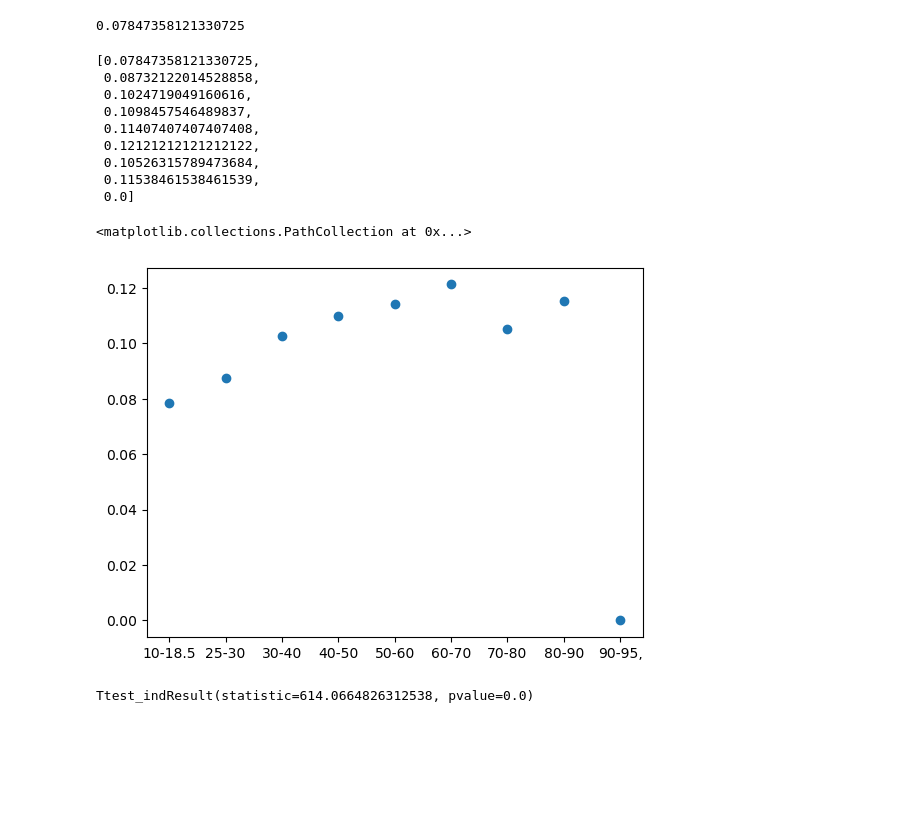
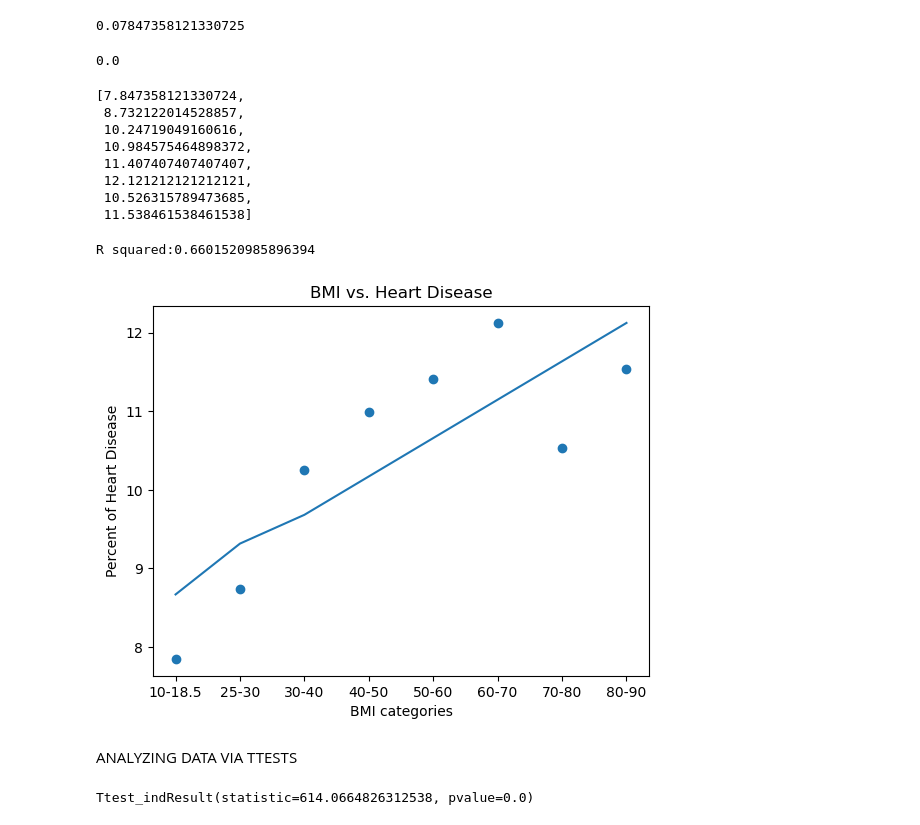
Before and after one commit to taywiljoe/Project-1, a Jupyter notebook: Heart Disease.ipynb, the cells around one changed output. Drawn from its saved outputs; the diff is of its cells as text; code cells hidden in the pictures; blank space fills up the shorter version.

```diff
--- a/Heart Disease.ipynb
+++ b/Heart Disease.ipynb
@@ -196,25 +167,38 @@ len(unhealthy_BMI_list[1].loc[unhealthy_BMI_list[1]["HeartDisease"]=="Yes"])/len
 unhealthy_BMI_heart_pct=[]
 # %%
 for i in range(1,10):
-    unhealthy_BMI_heart_pct.append(len(unhealthy_BMI_list[i].loc[unhealthy_BMI_list[i]["HeartDisease"]=="Yes"])/len(unhealthy_BMI_list[i]))
+    unhealthy_BMI_heart_pct.append(100*len(unhealthy_BMI_list[i].loc[unhealthy_BMI_list[i]["HeartDisease"]=="Yes"])/len(unhealthy_BMI_list[i]))
+# %%
+unhealthy_BMI_heart_pct.pop()
+# %% [output]
+0.0
 # %%
 unhealthy_BMI_heart_pct
 # %% [output]
-[0.07847358121330725,
- 0.08732122014528858,
- 0.1024719049160616,
- 0.1098457546489837,
- 0.11407407407407408,
- 0.12121212121212122,
- 0.10526315789473684,
- 0.11538461538461539,
- 0.0]
+[7.847358121330724,
+ 8.732122014528857,
+ 10.24719049160616,
+ 10.984575464898372,
+ 11.407407407407407,
+ 12.121212121212121,
+ 10.526315789473685,
+ 11.538461538461538]
 # %%
-unhealthy_BMI_bin=["10-18.5", "25-30", "30-40", "40-50", "50-60", "60-70", "70-80", "80-90", "90-95,"]
+unhealthy_BMI_bin=["10-18.5", "25-30", "30-40", "40-50", "50-60", "60-70", "70-80", "80-90"]
+x=np.array([14.25, 27.5, 35, 45, 55, 65, 75, 85])
 plt.scatter(unhealthy_BMI_bin, unhealthy_BMI_heart_pct)
+plt.title("BMI vs. Heart Disease")
+plt.xlabel("BMI categories")
+plt.ylabel("Percent of Heart Disease")
+line= st.linregress(x, unhealthy_BMI_heart_pct)
+plt.plot(unhealthy_BMI_bin, line.slope*x+line.intercept)
+print("R squared:" +str(line.rvalue**2))
+plt.savefig("BMIvs.heartdisease.png")
 # %% [output]
-<matplotlib.collections.PathCollection at 0x...>
+R squared:0.6601520985896394
-[figure, old version]
+[figure, new version]
+# %% [markdown]
+ANALYZING DATA VIA TTESTS
 # %%
 st.ttest_ind(unhealthy_BMI["BMI"], healthy_weight_BMI["BMI"], equal_var=False)
 # %% [output]
```
Also changed, not shown: parts of 28 cells of this notebook.
